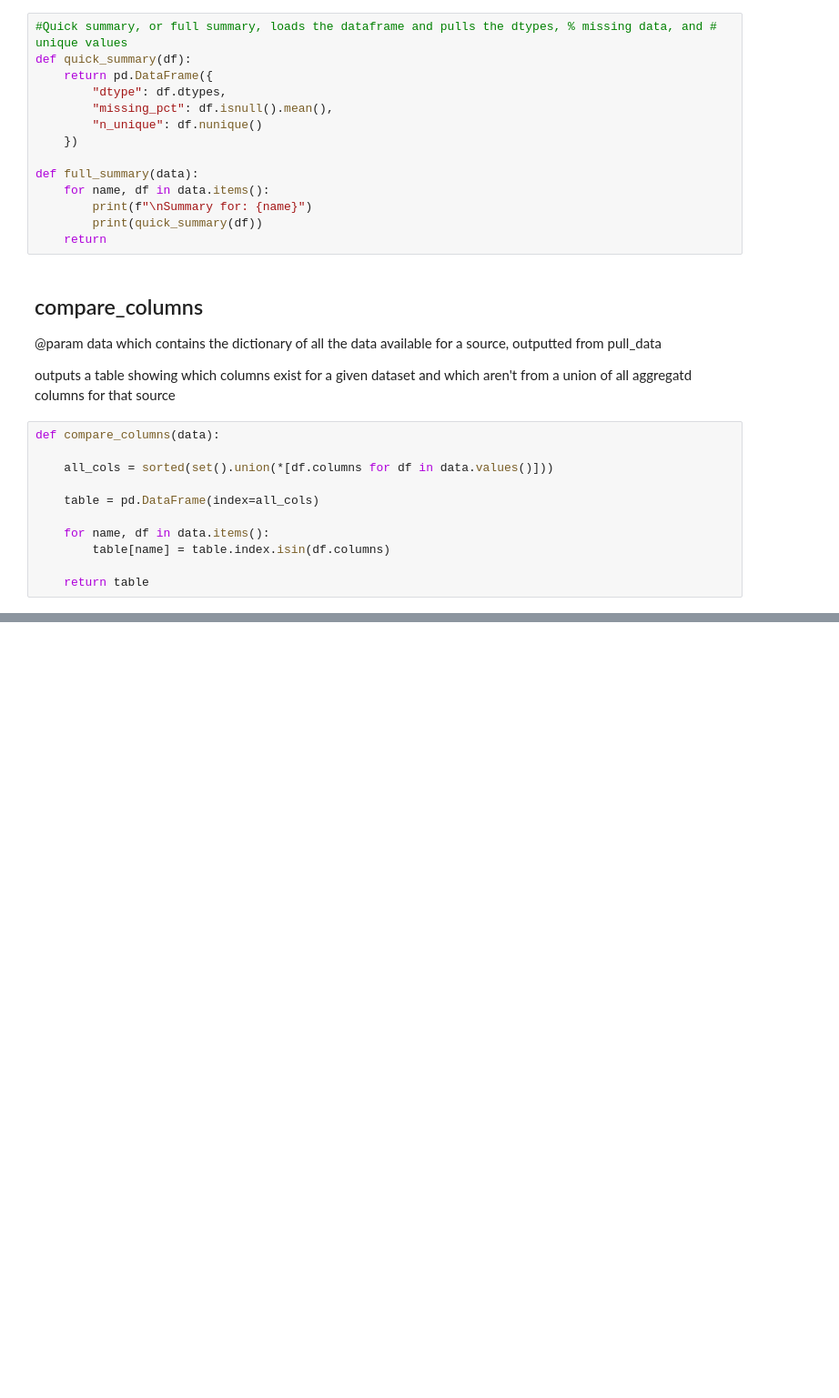
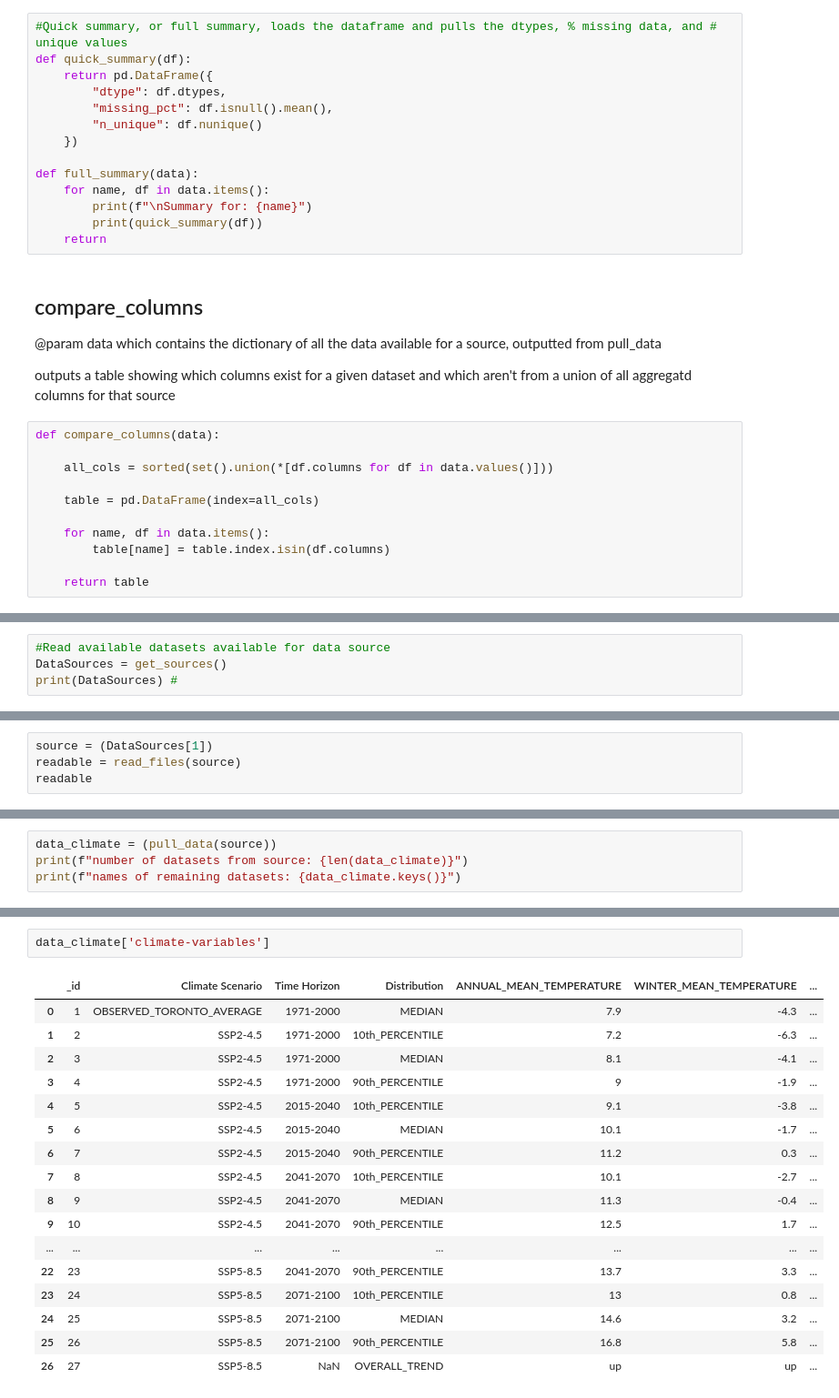
Before and after one commit to kmefu94/Water-Infrastructure-Risk-Toronto, a Jupyter notebook: reports/Data_Inventory.ipynb, the cells around one changed output, grey strips where cells are left out. Shown at 91% size. Drawn from its saved outputs; the diff is of its cells as text; blank space fills up the shorter version.

```diff
--- a/reports/Data_Inventory.ipynb
+++ b/reports/Data_Inventory.ipynb
@@ -261,0 +416,4 @@ updated_311['SR2010'].head()
+# %%
+#Read available datasets available for data source
+DataSources = get_sources()
+print(DataSources) #
@@ -261,0 +422,4 @@ updated_311['SR2010'].head()
+# %%
+source = (DataSources[1])
+readable = read_files(source)
+readable
@@ -261,0 +430,4 @@ updated_311['SR2010'].head()
+# %%
+data_climate = (pull_data(source))
+print(f"number of datasets from source: {len(data_climate)}")
+print(f"names of remaining datasets: {data_climate.keys()}")
@@ -261,0 +464,20 @@ updated_311['SR2010'].head()
+# %%
+data_climate['climate-variables']
+# %% [output]
+|  | _id | Climate Scenario | Time Horizon | Distribution | ANNUAL_MEAN_TEMPERATURE | WINTER_MEAN_TEMPERATURE | ... |
+| 0 | 1 | OBSERVED_TORONTO_AVERAGE | 1971-2000 | MEDIAN | 7.9 | -4.3 | ... |
+| 1 | 2 | SSP2-4.5 | 1971-2000 | 10th_PERCENTILE | 7.2 | -6.3 | ... |
+| 2 | 3 | SSP2-4.5 | 1971-2000 | MEDIAN | 8.1 | -4.1 | ... |
+| 3 | 4 | SSP2-4.5 | 1971-2000 | 90th_PERCENTILE | 9 | -1.9 | ... |
+| 4 | 5 | SSP2-4.5 | 2015-2040 | 10th_PERCENTILE | 9.1 | -3.8 | ... |
+| 5 | 6 | SSP2-4.5 | 2015-2040 | MEDIAN | 10.1 | -1.7 | ... |
+| 6 | 7 | SSP2-4.5 | 2015-2040 | 90th_PERCENTILE | 11.2 | 0.3 | ... |
+| 7 | 8 | SSP2-4.5 | 2041-2070 | 10th_PERCENTILE | 10.1 | -2.7 | ... |
+| 8 | 9 | SSP2-4.5 | 2041-2070 | MEDIAN | 11.3 | -0.4 | ... |
+| 9 | 10 | SSP2-4.5 | 2041-2070 | 90th_PERCENTILE | 12.5 | 1.7 | ... |
+| ... | ... | ... | ... | ... | ... | ... | ... |
+| 22 | 23 | SSP5-8.5 | 2041-2070 | 90th_PERCENTILE | 13.7 | 3.3 | ... |
+| 23 | 24 | SSP5-8.5 | 2071-2100 | 10th_PERCENTILE | 13 | 0.8 | ... |
+| 24 | 25 | SSP5-8.5 | 2071-2100 | MEDIAN | 14.6 | 3.2 | ... |
+| 25 | 26 | SSP5-8.5 | 2071-2100 | 90th_PERCENTILE | 16.8 | 5.8 | ... |
+| 26 | 27 | SSP5-8.5 | NaN | OVERALL_TREND | up | up | ... |
```
Also changed, not shown: parts of 80 cells of this notebook, 3 other files.
